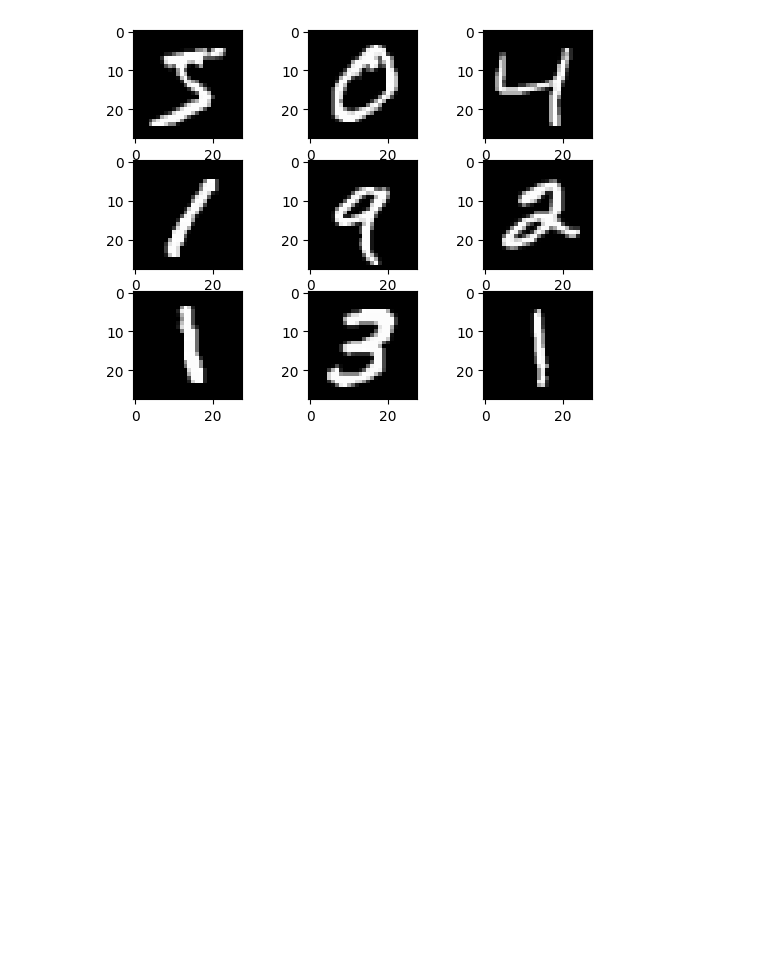
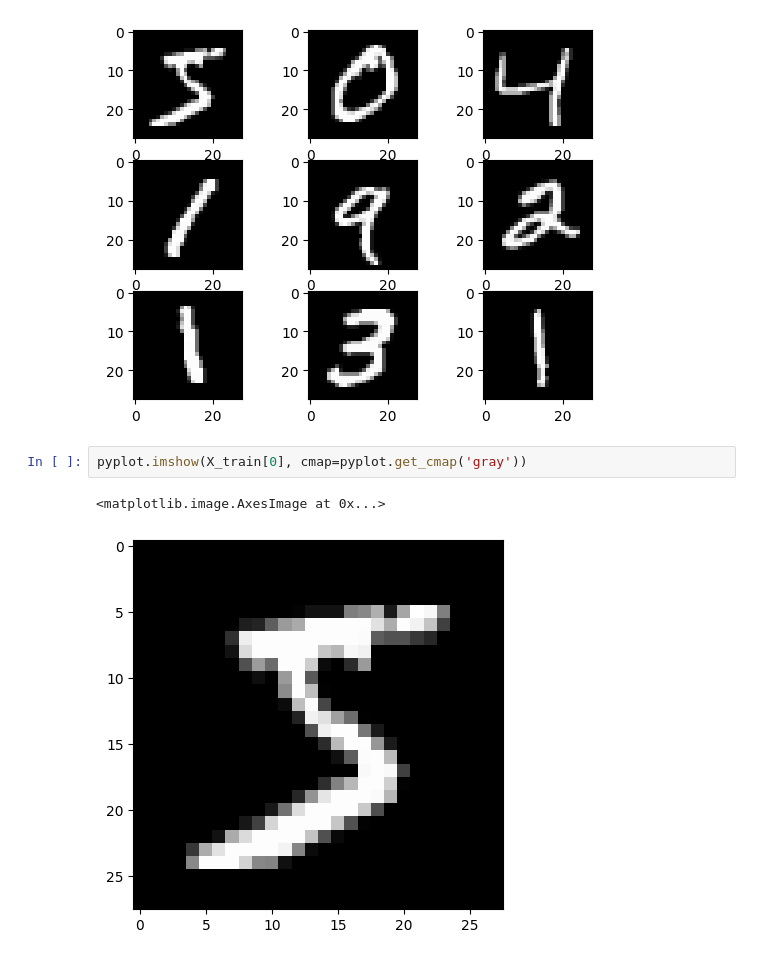
Before and after one commit to equinor/kai-edc2024-workshop, a Jupyter notebook: 1_introduction/notebook.ipynb, the cells around one changed output. Cells and saved outputs as stored; diff of their text form; blank space fills up the shorter version.

Commit message:
add sections on training

```diff
--- a/1_introduction/notebook.ipynb
+++ b/1_introduction/notebook.ipynb
@@ -417,6 +419,11 @@ for i in range(0, 9):
 pyplot.show()
 # %% [output]
 [figure]
+# %%
+pyplot.imshow(X_train[0], cmap=pyplot.get_cmap('gray'))
+# %% [output]
+<matplotlib.image.AxesImage at 0x...>
+[figure, added]
 # %% [markdown]
 Each digit has been binarised and rescaled into an image roughly 20x20 pixels, which is centred in a larger image of 28x28 pixels.
 
```
Also changed, not shown: parts of 3 cells of this notebook, 6 other files.
